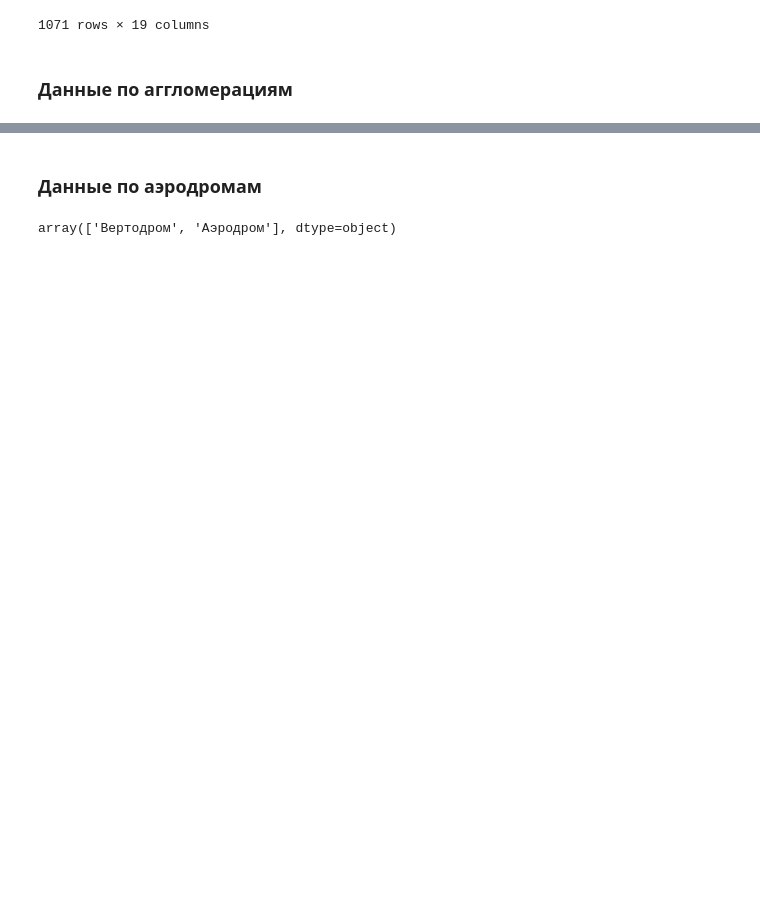
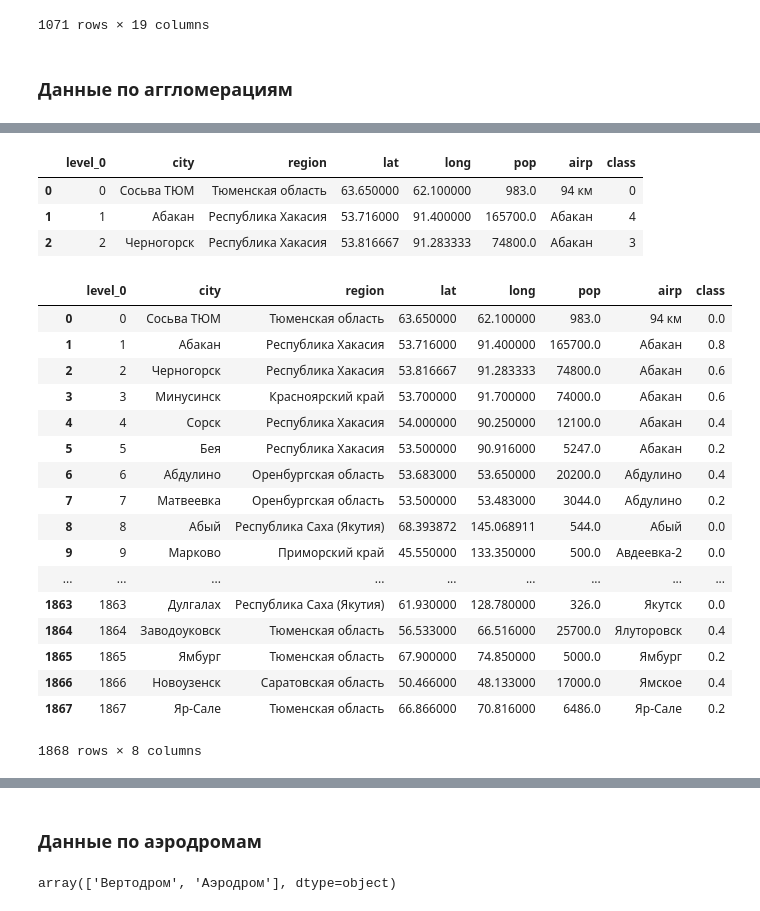
Before and after one commit to zhukov-msu/helicopters, a Jupyter notebook: heli_data_explore.ipynb, the cells around one changed output, grey strips where cells are left out. Cells and saved outputs as stored; diff of their text form; code cells hidden in the pictures; blank space fills up the shorter version.

```diff
--- a/heli_data_explore.ipynb
+++ b/heli_data_explore.ipynb
@@ -217,0 +209,50 @@ pd.read_excel('data/airports_agglo.xlsx', sheetname='Aglom')
+# %%
+aglom_df = aglom_df.reset_index()
+del aglom_df['index']
+# %%
+def popul(x):
+    if x['pop'] < 1000:
+        x['class'] = 0
+    elif x['pop'] < 10000:
+        x['class'] = 1
+    elif x['pop'] < 50000:
+        x['class'] = 2
+    elif x['pop'] < 150000:
+        x['class'] = 3
+    elif x['pop'] < 1000000:
+        x['class'] = 4
+    else:
+        x['class'] = 5
+    return x
+# %%
+aglom_df = aglom_df.apply(lambda x: popul(x), axis=1)
+# %%
+aglom_df.head(3)
+# %% [output]
+|  | level_0 | city | region | lat | long | pop | airp | class |
+| 0 | 0 | Сосьва ТЮМ | Тюменская область | 63.650000 | 62.100000 | 983.0 | 94 км | 0 |
+| 1 | 1 | Абакан | Республика Хакасия | 53.716000 | 91.400000 | 165700.0 | Абакан | 4 |
+| 2 | 2 | Черногорск | Республика Хакасия | 53.816667 | 91.283333 | 74800.0 | Абакан | 3 |
+# %%
+aglom_df['class'] = scaler.fit_transform(aglom_df['class'])
+# %%
+aglom_df
+# %% [output]
+|  | level_0 | city | region | lat | long | pop | airp | class |
+| 0 | 0 | Сосьва ТЮМ | Тюменская область | 63.650000 | 62.100000 | 983.0 | 94 км | 0.0 |
+| 1 | 1 | Абакан | Республика Хакасия | 53.716000 | 91.400000 | 165700.0 | Абакан | 0.8 |
+| 2 | 2 | Черногорск | Республика Хакасия | 53.816667 | 91.283333 | 74800.0 | Абакан | 0.6 |
+| 3 | 3 | Минусинск | Красноярский край | 53.700000 | 91.700000 | 74000.0 | Абакан | 0.6 |
+| 4 | 4 | Сорск | Республика Хакасия | 54.000000 | 90.250000 | 12100.0 | Абакан | 0.4 |
+| 5 | 5 | Бея | Республика Хакасия | 53.500000 | 90.916000 | 5247.0 | Абакан | 0.2 |
+| 6 | 6 | Абдулино | Оренбургская область | 53.683000 | 53.650000 | 20200.0 | Абдулино | 0.4 |
+| 7 | 7 | Матвеевка | Оренбургская область | 53.500000 | 53.483000 | 3044.0 | Абдулино | 0.2 |
+| 8 | 8 | Абый | Республика Саха (Якутия) | 68.393872 | 145.068911 | 544.0 | Абый | 0.0 |
+| 9 | 9 | Марково | Приморский край | 45.550000 | 133.350000 | 500.0 | Авдеевка-2 | 0.0 |
+| ... | ... | ... | ... | ... | ... | ... | ... | ... |
+| 1863 | 1863 | Дулгалах | Республика Саха (Якутия) | 61.930000 | 128.780000 | 326.0 | Якутск | 0.0 |
+| 1864 | 1864 | Заводоуковск | Тюменская область | 56.533000 | 66.516000 | 25700.0 | Ялуторовск | 0.4 |
+| 1865 | 1865 | Ямбург | Тюменская область | 67.900000 | 74.850000 | 5000.0 | Ямбург | 0.2 |
+| 1866 | 1866 | Новоузенск | Саратовская область | 50.466000 | 48.133000 | 17000.0 | Ямское | 0.4 |
+| 1867 | 1867 | Яр-Сале | Тюменская область | 66.866000 | 70.816000 | 6486.0 | Яр-Сале | 0.2 |
+1868 rows × 8 columns
```
Also changed, not shown: parts of 26 cells of this notebook.
